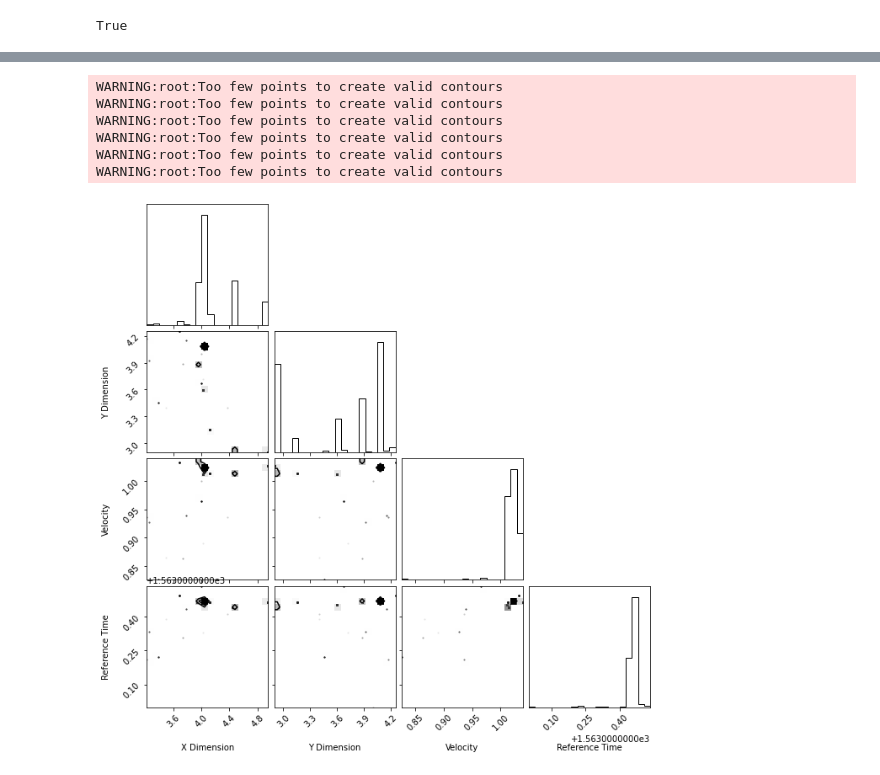
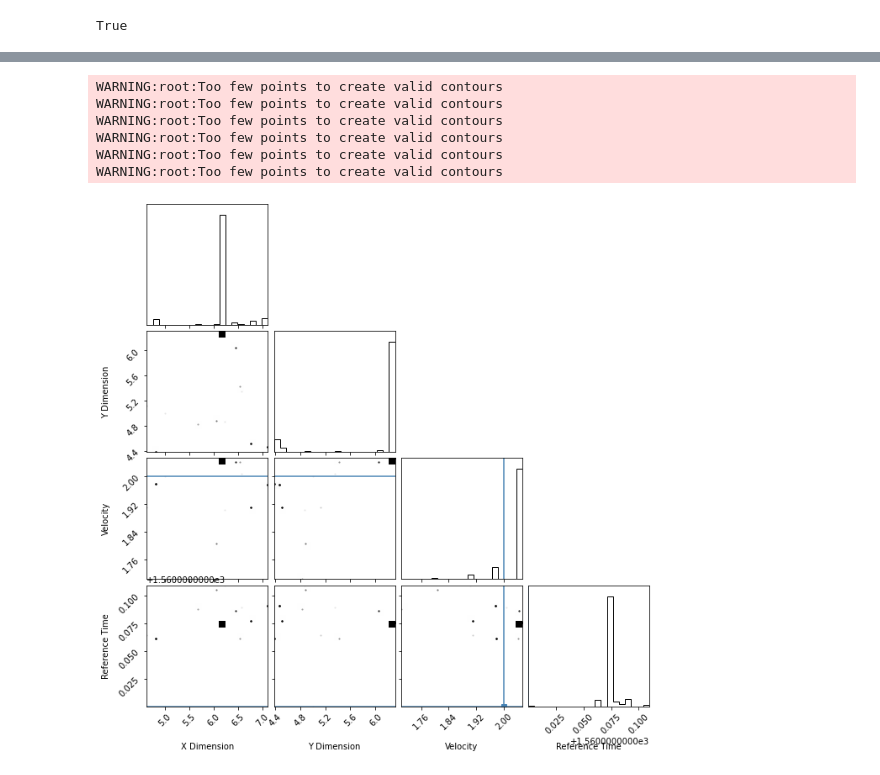
Before and after one commit to joshua-bromley/tessSignalInjection, a Jupyter notebook: mcmc/simpleSampler.ipynb, the cells around one changed output, grey strips where cells are left out. Cells and saved outputs as stored; diff of their text form; code cells hidden in the pictures.

```diff
--- a/mcmc/simpleSampler.ipynb
+++ b/mcmc/simpleSampler.ipynb
@@ -224,11 +224,11 @@ def tRefMcmc(theta0, cov, steps, times, flux, fluxErr):
         acceptanceRatio[step] = float(accepted)/steps
     return (positions, lnProbPos, acceptanceRatio)
 # %%
-times, flux, fluxErr = getData("tesslc_14203244000000")
+times, flux, fluxErr = getData("tesslc_1421803244000000")
 cov = [0,0.5,0.5,0,0.1,np.std(times)/50]
-theta0 = [4,3,8,0,2,1549]
+theta0 = [4,5,5,0,2,1560]
 wandb.init(project = "mcmc_1", config={"Sides":theta0[0],"X Dimension":cov[1],"Y Dimension":cov[2],"Velocity":cov[4],"tRef":cov[5]})
-positions, lnProbPos, acceptanceRatio = mhMcmc(theta0, cov,2000, times, flux, fluxErr)
+positions, lnProbPos, acceptanceRatio = mhMcmc(theta0, cov,1000, times, flux, fluxErr)
 wandb.finish()
 print(positions[-1])
 # %% [output]
@@ -354,10 +391,10 @@ tau: [217.3047041]
 # %%
-figure = corner.corner(positions, labels=["X Dimension", "Y Dimension", "Velocity", "Reference Time"])
+figure = corner.corner(positions, labels=["X Dimension", "Y Dimension", "Velocity", "Reference Time"],truths = [3.16,7.73,2,1560])
 # %% [output]
 WARNING:root:Too few points to create valid contours
 WARNING:root:Too few points to create valid contours
 WARNING:root:Too few points to create valid contours
 WARNING:root:Too few points to create valid contours
 WARNING:root:Too few points to create valid contours
 WARNING:root:Too few points to create valid contours
-[figure, old version]
+[figure, new version]
```
Also changed, not shown: parts of 6 cells of this notebook, 1 other file.
